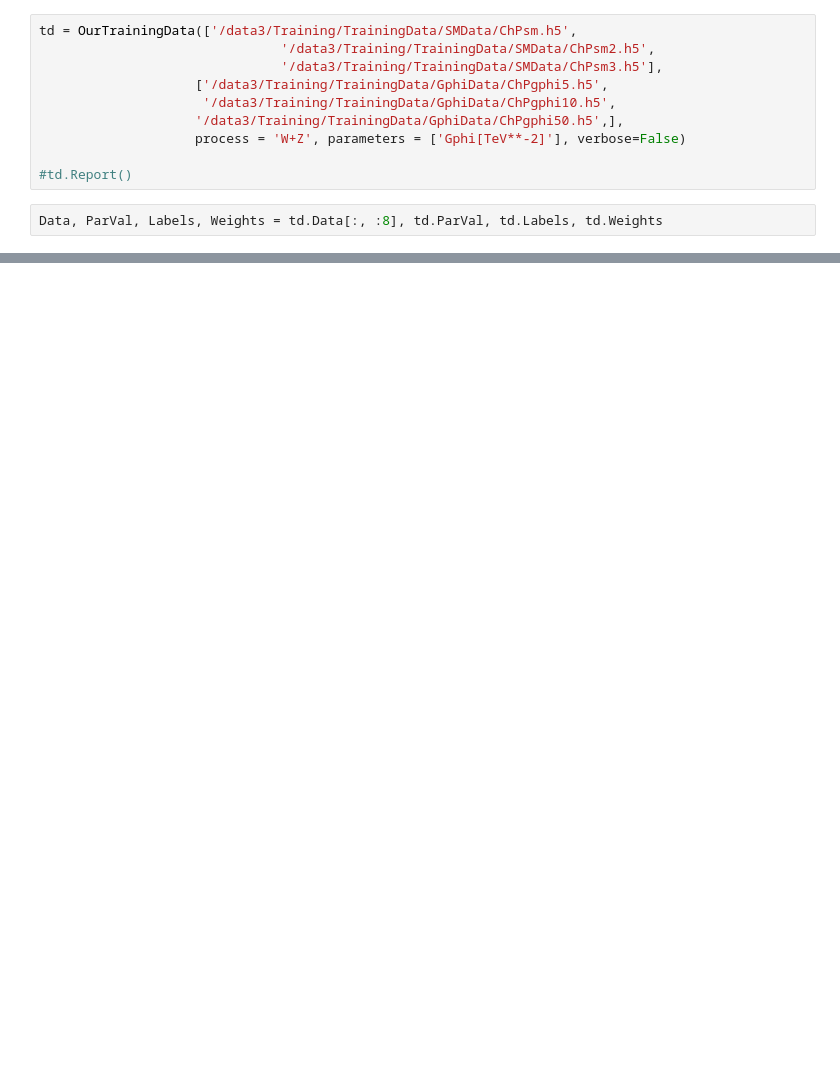
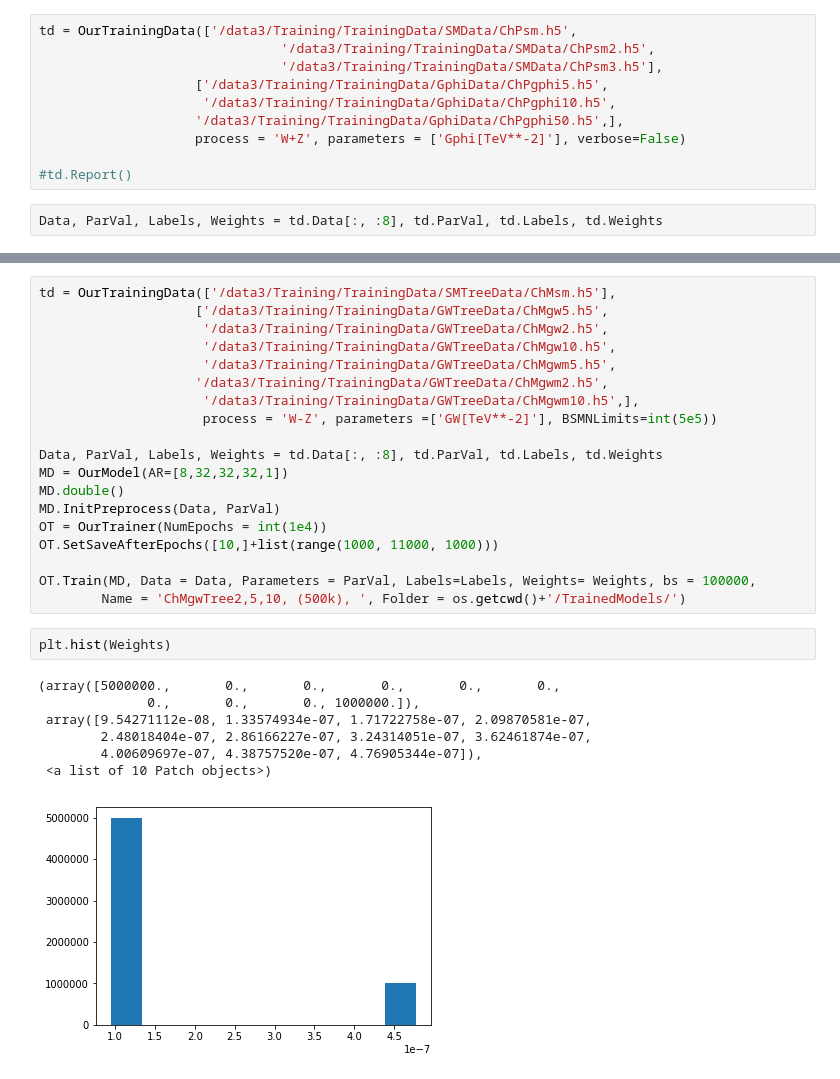
Before and after one commit to wulzer/ParametrizedClassifier, a Jupyter notebook: Example_Training.ipynb, the cells around one changed output, grey strips where cells are left out. Cells and saved outputs as stored; diff of their text form; blank space fills up the shorter version.

```diff
--- a/Example_Training.ipynb
+++ b/Example_Training.ipynb
@@ -274,0 +595,29 @@ KeyboardInterrupt:
+# %%
+td = OurTrainingData(['/data3/Training/TrainingData/SMTreeData/ChMsm.h5'],
+                    ['/data3/Training/TrainingData/GWTreeData/ChMgw5.h5',
+                     '/data3/Training/TrainingData/GWTreeData/ChMgw2.h5',
+                     '/data3/Training/TrainingData/GWTreeData/ChMgw10.h5',
+                     '/data3/Training/TrainingData/GWTreeData/ChMgwm5.h5',
+                    '/data3/Training/TrainingData/GWTreeData/ChMgwm2.h5',
+                     '/data3/Training/TrainingData/GWTreeData/ChMgwm10.h5',],
+                     process = 'W-Z', parameters =['GW[TeV**-2]'], BSMNLimits=int(5e5))
+
+Data, ParVal, Labels, Weights = td.Data[:, :8], td.ParVal, td.Labels, td.Weights
+MD = OurModel(AR=[8,32,32,32,1])
+MD.double()
+MD.InitPreprocess(Data, ParVal)
+OT = OurTrainer(NumEpochs = int(1e4))
+OT.SetSaveAfterEpochs([10,]+list(range(1000, 11000, 1000)))
+
+OT.Train(MD, Data = Data, Parameters = ParVal, Labels=Labels, Weights= Weights, bs = 100000,
+        Name = 'ChMgwTree2,5,10, (500k), ', Folder = os.getcwd()+'/TrainedModels/')
+# %%
+plt.hist(Weights)
+# %% [output]
+(array([5000000.,       0.,       0.,       0.,       0.,       0.,
+              0.,       0.,       0., 1000000.]),
+ array([9.54271112e-08, 1.33574934e-07, 1.71722758e-07, 2.09870581e-07,
+        2.48018404e-07, 2.86166227e-07, 3.24314051e-07, 3.62461874e-07,
+        4.00609697e-07, 4.38757520e-07, 4.76905344e-07]),
+ <a list of 10 Patch objects>)
+[figure, added]
```
Also changed, not shown: parts of 26 cells of this notebook, 4 other files.
